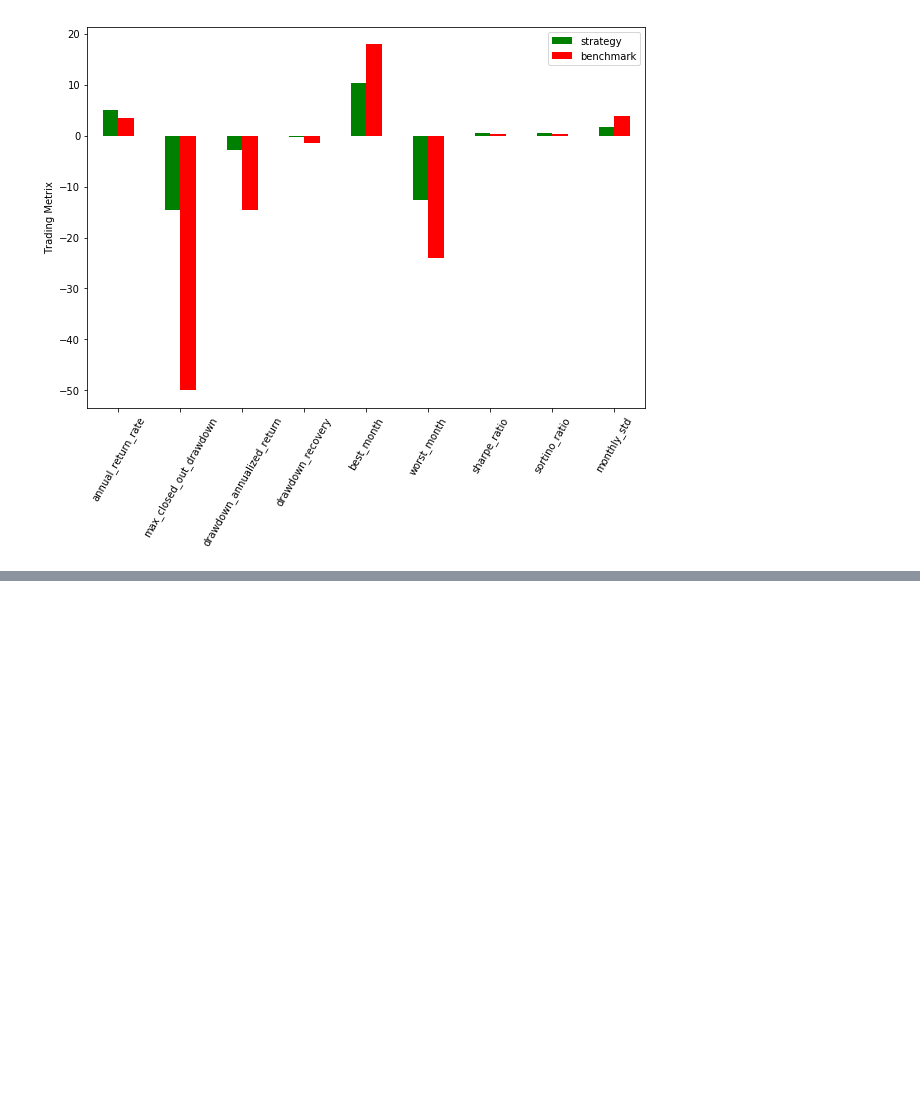
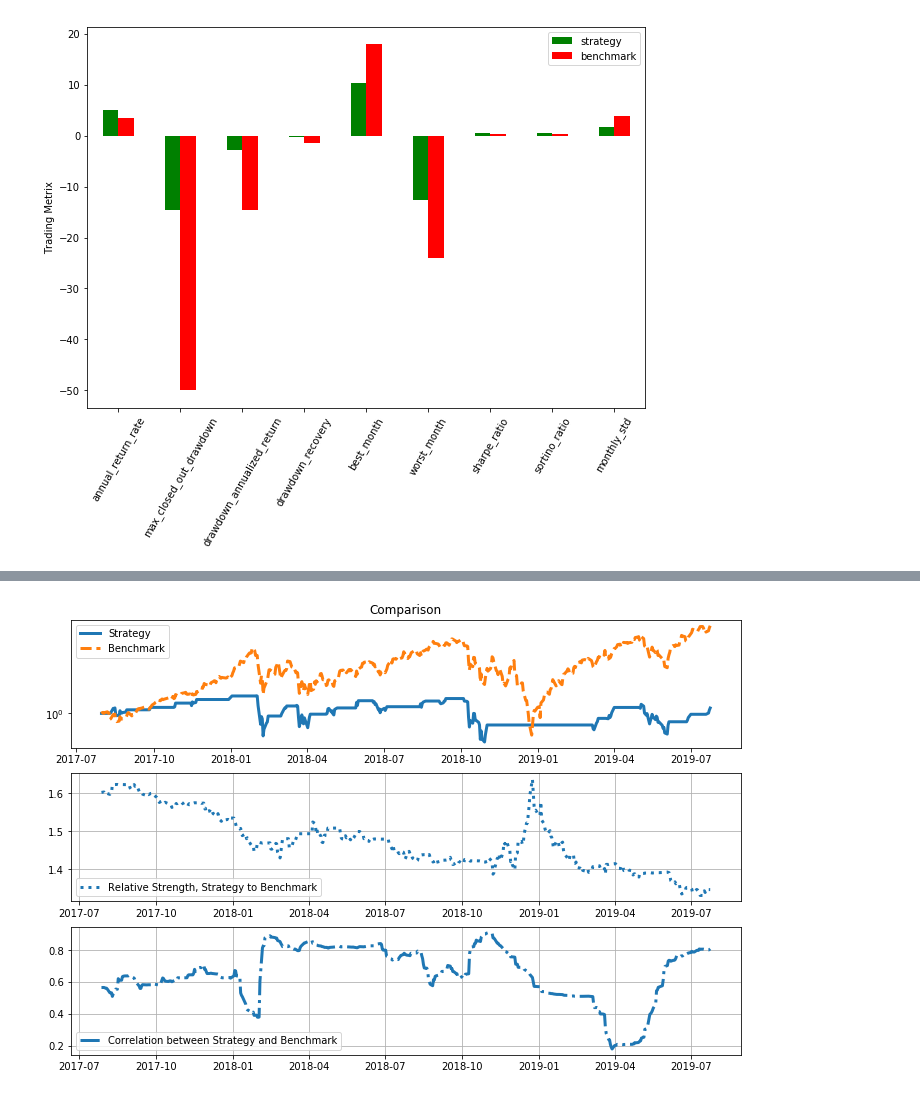
Before and after one commit to fja05680/pinkfish, a Jupyter notebook: examples/double-7s/strategy.ipynb, the cells around one changed output, grey strips where cells are left out. Drawn from its saved outputs; the diff is of its cells as text; code cells hidden in the pictures; blank space fills up the shorter version.

Commit message:
evolved: add prettier_graphs

```diff
--- a/examples/double-7s/strategy.ipynb
+++ b/examples/double-7s/strategy.ipynb
@@ -188,3 +188,6 @@ df
 | sortino_ratio | 0.43 | 0.38 |
 | monthly_std | 1.78 | 3.80 |
 [figure]
+# %%
+returns = s.dbal['close']
+returns.tail()
@@ -190,0 +202,3 @@ df
+# %%
+benchmark_returns = benchmark.dbal['close']
+benchmark_returns.tail()
@@ -190,0 +213,4 @@ df
+# %%
+pf.prettier_graphs(returns, benchmark_returns, label1='Strategy', label2='Benchmark', points_to_plot=500)
+# %% [output]
+[figure, added]
```
Also changed, not shown: parts of 2 cells of this notebook, 2 other files.
